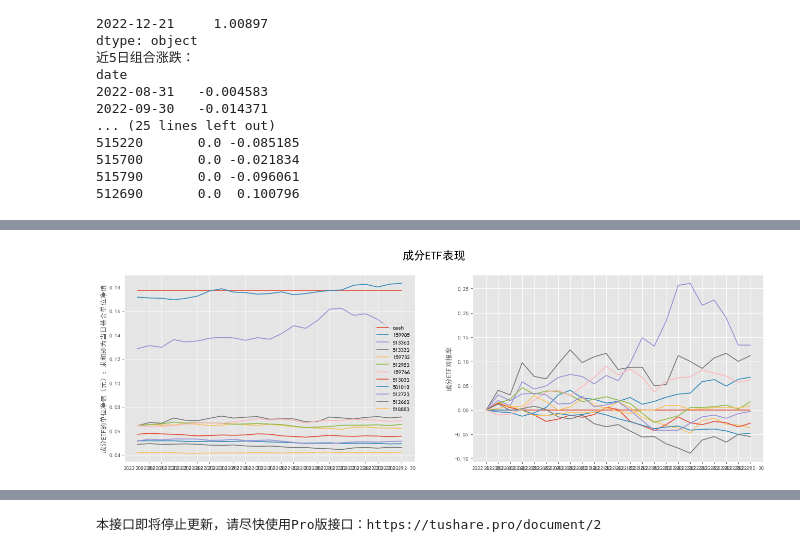
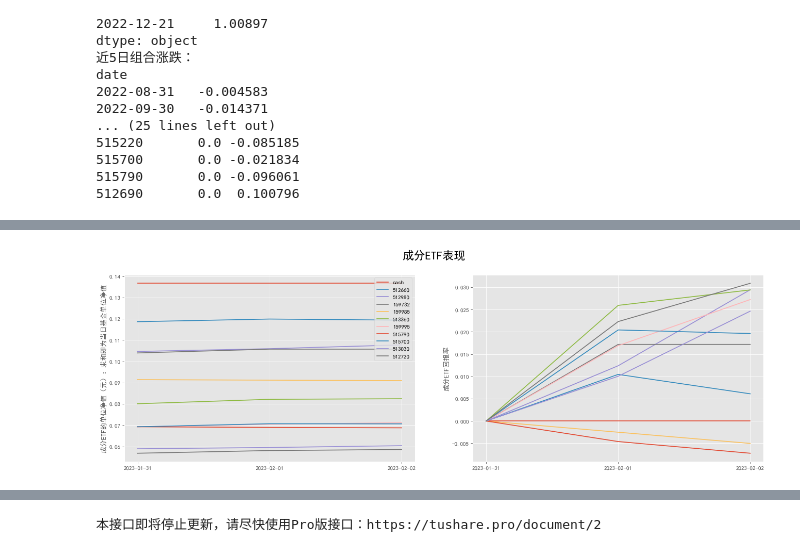
Before and after one commit to jwli601/stocks_stories, a Jupyter notebook: cv_strategy_intro.ipynb, the cells around one changed output, grey strips where cells are left out. Cells and saved outputs as stored; diff of their text form; code cells hidden in the pictures.

```diff
--- a/cv_strategy_intro.ipynb
+++ b/cv_strategy_intro.ipynb
@@ -380,18 +383,6 @@ a.run()
 # %%
-dec_dailyreturn = a.returns.dropna().loc['2022-11-30':]
+startdate='2023-01-31'
+dec_dailyreturn = a.returns.dropna().loc[startdate:]
 df_model = a.weight.loc[am.weight.iloc[-2].name:]
 df = pd.DataFrame(index = df_model.index,columns=df_model.columns)
 df.iloc[0,:] = am.weight.iloc[-2][df.columns]
-#####
-for i in range(1,len(df)):
-
-    df.iloc[i,:] = df.iloc[i-1,:]*(1+dec_dailyreturn.iloc[i,:])[df.columns]
-
-
-###########
-import tushare as ts
-dfsum = pd.DataFrame(df.T.sum(),columns=['cv_m'])
-hs300 = ts.get_k_data('hs300').set_index('date').loc['2022-11-30':,'close']
-dfs = pd.concat([df.T.sum(),hs300],axis=1)
-dfs.columns=['cv_m','hs300']
-dfs=dfs/dfs.iloc[0]
@@ -413,17 +419,17 @@ plt.show()
 # %%
-pt = df.T.sort_values('2022-11-30',ascending=False).iloc[:12].T
+pt = df.T.sort_values(startdate,ascending=False).iloc[:11].T
 fig = plt.figure(figsize=[20,6],dpi=80)
 ax1 = plt.subplot(121)
 ax1.set_ylabel('成分ETF的单位净值（元）：求和即为当日基金单位净值')
 for i in pt.columns:
     ax1.plot(pt[i],label=i)
 
 ax1.legend()
 ax2=plt.subplot(122)
 ax2.plot((pt/pt.iloc[0])-1)
 ax2.set_ylabel('成分ETF回报率')
 
 fig.suptitle('成分ETF表现',fontsize=20)
 plt.show()
 # %% [output]
-[figure, old version]
+[figure, new version]
```
Also changed, not shown: parts of 7 cells of this notebook, 1 other file.
